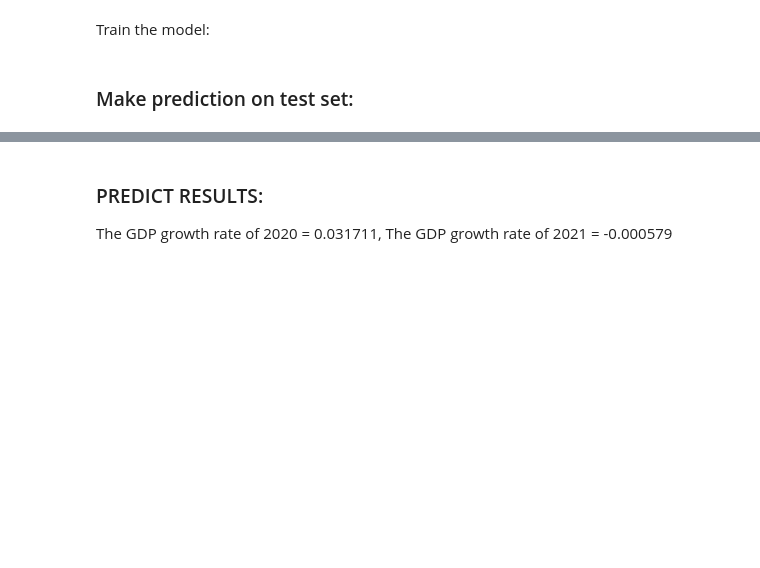
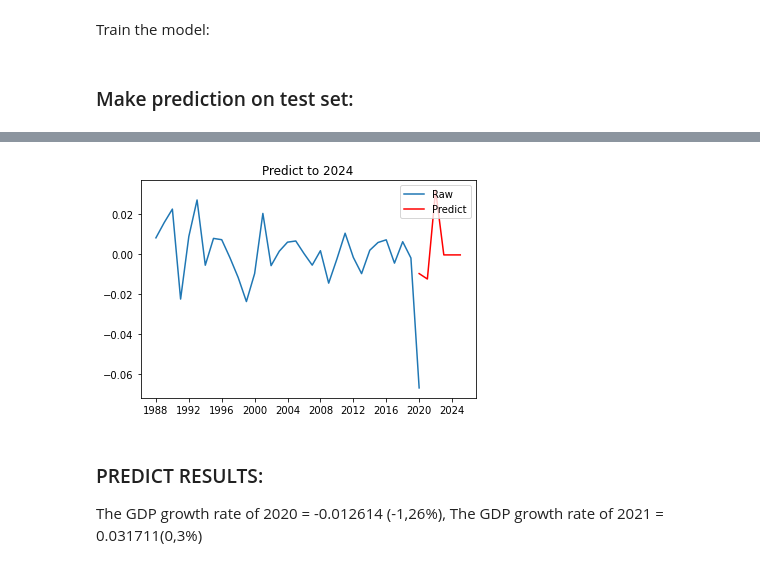
Before and after one commit to NTPhong71/Predict-GDP-growth-rate-of-Vietnam, a Jupyter notebook: Predicting.ipynb, the cells around one changed output, grey strips where cells are left out. Drawn from its saved outputs; the diff is of its cells as text; code cells hidden in the pictures; blank space fills up the shorter version.

```diff
--- a/Predicting.ipynb
+++ b/Predicting.ipynb
@@ -236,3 +460,3 @@ Data.tail()
 # %%
-pred1 = modelY.predict(start=len(Data2_diff)-33, end=len(Data2_diff)+2, typ='level').rename('Arima1 Prediction')
+pred1 = modelY.predict(start=len(Data2_diff)-1, end=len(Data2_diff)+4, typ='level').rename('Arima1 Prediction')
 print(pred1)
@@ -241,4 +476,8 @@ pred1.plot(figsize=(12,5), legend=True)
 # %%
-plt.plot(Data2_diff)
-plt.plot(pred1, color='r')
+plt.plot(Data2_diff, label='Raw')
+plt.plot(pred1, color='r', label='Predict')
+plt.title('Predict to 2024')
+leg = plt.legend(loc='upper right')
 plt.show()
+# %% [output]
+[figure, added]
@@ -252,3 +484,3 @@ plt.show()
 # %% [markdown]
 ### PREDICT RESULTS:
-The GDP growth rate of 2020 = 0.031711, The GDP growth rate of 2021 = -0.000579
+The GDP growth rate of 2020 = -0.012614 (-1,26%), The GDP growth rate of 2021 = 0.031711(0,3%)
```
Also changed, not shown: parts of 31 cells of this notebook.
